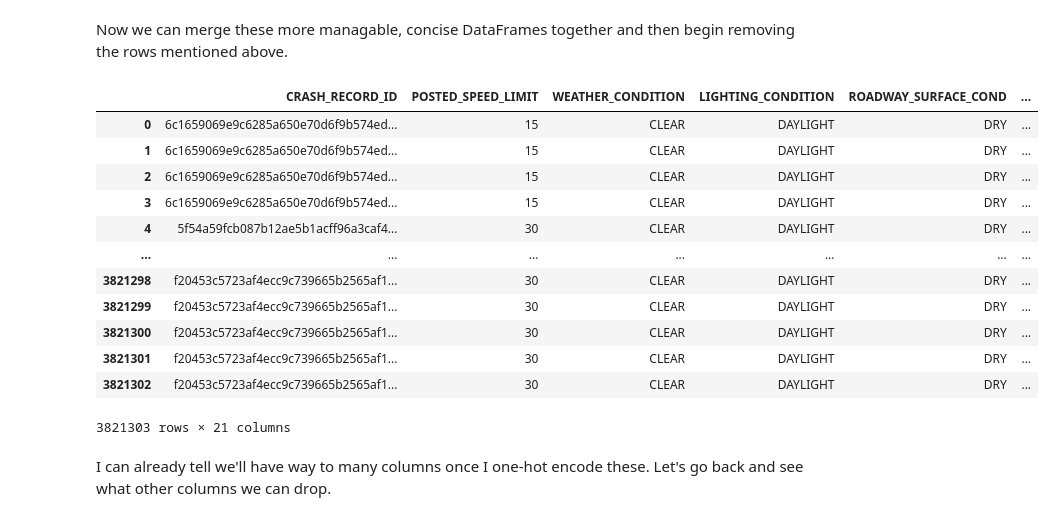
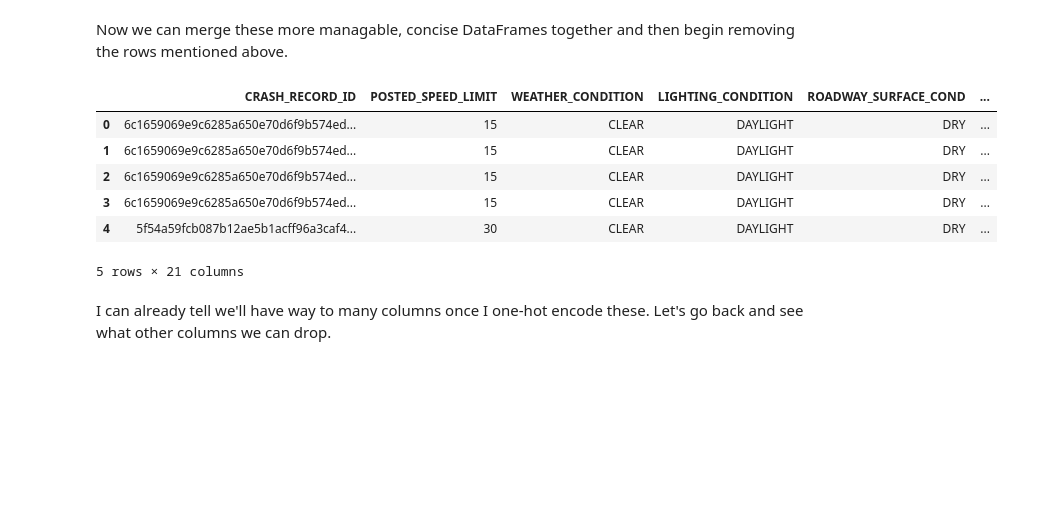
Before and after one commit to joeldmott/chicago_auto_accidents_project, a Jupyter notebook: Untitled.ipynb, the cells around one changed output. Saved outputs shown, nothing was run; the diff lists cells and outputs as text; code cells hidden in the pictures; blank space fills up the shorter version.

```diff
--- a/Untitled.ipynb
+++ b/Untitled.ipynb
@@ -615,31 +619,25 @@ Now we can merge these more managable, concise DataFrames together and then begi
 # %%
 #First, we'll merge the crashes & people df's:
 merged_crashes = pd.merge(left=crashes_df_refined,
                           right=people_df_refined,
                           left_on='CRASH_RECORD_ID',
                           right_on='CRASH_RECORD_ID')
 
 #Now the newly merged df and the vehicles one:
 merged_crashes = pd.merge(left=merged_crashes,
                           right=vehicles_df_refined,
                           left_on='CRASH_RECORD_ID',
                           right_on='CRASH_RECORD_ID')
 
-merged_crashes
+merged_crashes.head()
 # %% [output]
 |  | CRASH_RECORD_ID | POSTED_SPEED_LIMIT | WEATHER_CONDITION | LIGHTING_CONDITION | ROADWAY_SURFACE_COND | ... |
 | 0 | 6c1659069e9c6285a650e70d6f9b574ed... | 15 | CLEAR | DAYLIGHT | DRY | ... |
 | 1 | 6c1659069e9c6285a650e70d6f9b574ed... | 15 | CLEAR | DAYLIGHT | DRY | ... |
 | 2 | 6c1659069e9c6285a650e70d6f9b574ed... | 15 | CLEAR | DAYLIGHT | DRY | ... |
 | 3 | 6c1659069e9c6285a650e70d6f9b574ed... | 15 | CLEAR | DAYLIGHT | DRY | ... |
 | 4 | 5f54a59fcb087b12ae5b1acff96a3caf4... | 30 | CLEAR | DAYLIGHT | DRY | ... |
-| ... | ... | ... | ... | ... | ... | ... |
-| 3821298 | f20453c5723af4ecc9c739665b2565af1... | 30 | CLEAR | DAYLIGHT | DRY | ... |
-| 3821299 | f20453c5723af4ecc9c739665b2565af1... | 30 | CLEAR | DAYLIGHT | DRY | ... |
-| 3821300 | f20453c5723af4ecc9c739665b2565af1... | 30 | CLEAR | DAYLIGHT | DRY | ... |
-| 3821301 | f20453c5723af4ecc9c739665b2565af1... | 30 | CLEAR | DAYLIGHT | DRY | ... |
-| 3821302 | f20453c5723af4ecc9c739665b2565af1... | 30 | CLEAR | DAYLIGHT | DRY | ... |
-3821303 rows × 21 columns
+5 rows × 21 columns
 # %% [markdown]
 I can already tell we'll have way to many columns once I one-hot encode these. Let's go back and see what other columns we can drop.
 # %%
```
Also changed, not shown: parts of 7 cells of this notebook.
